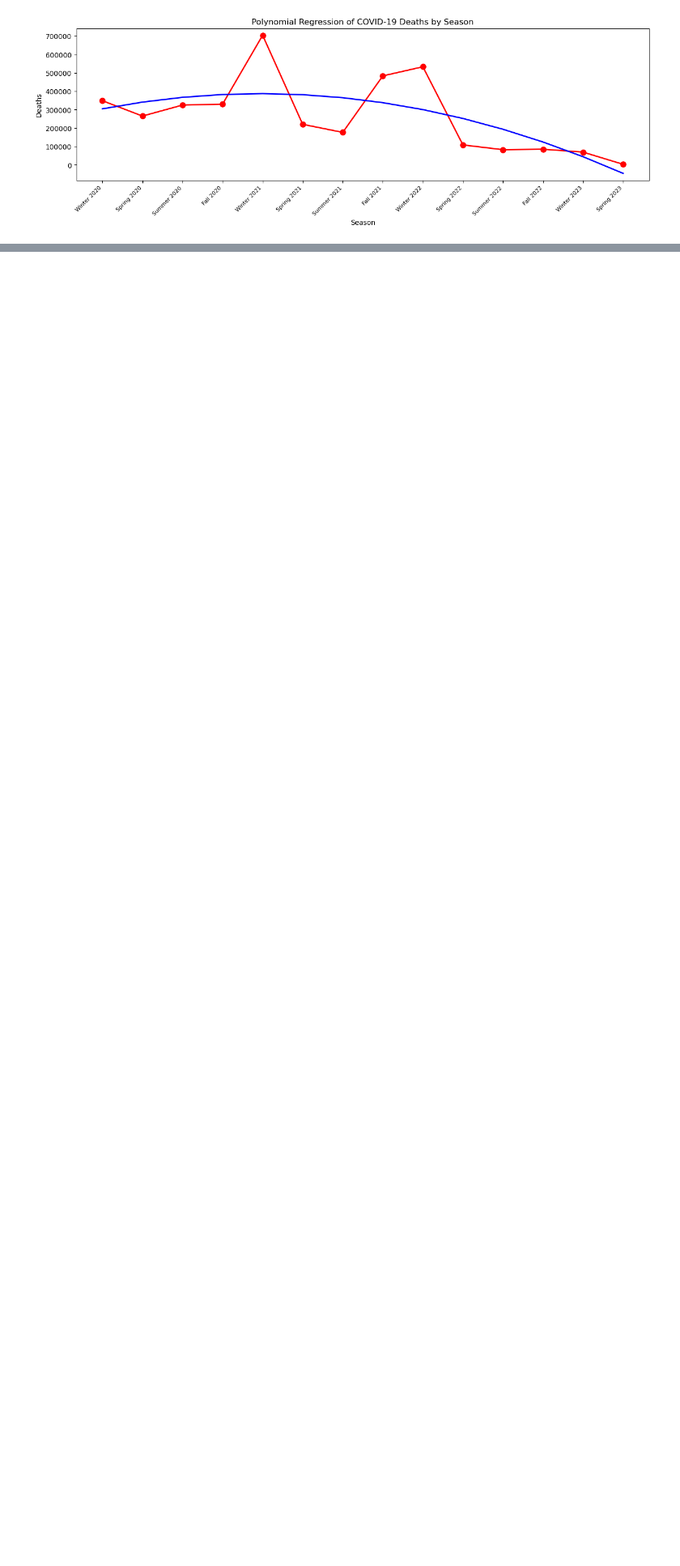
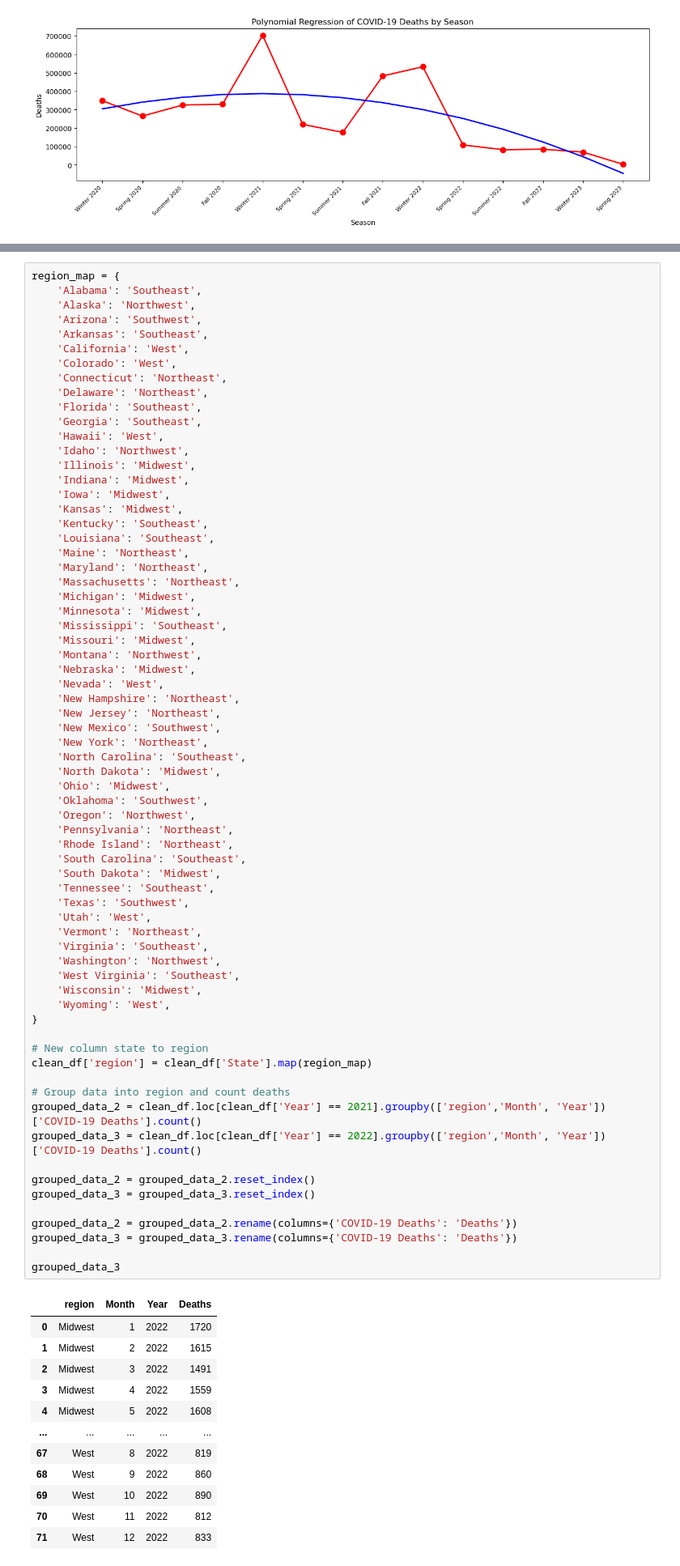
Before and after one commit to willbang548/Group_1, a Jupyter notebook: main.ipynb, the cells around one changed output, grey strips where cells are left out. Shown at 81% size. Cells and saved outputs as stored; diff of their text form; blank space fills up the shorter version.

```diff
--- a/main.ipynb
+++ b/main.ipynb
@@ -633,3 +633,84 @@ plt.savefig("figs/COVID-19 Deaths by Condition Group Per Season 2022.png")
 plt.show()
 # %% [output]
 [figure]
+# %%
+region_map = {
+    'Alabama': 'Southeast',
+    'Alaska': 'Northwest',
+    'Arizona': 'Southwest',
+    'Arkansas': 'Southeast',
+    'California': 'West',
+    'Colorado': 'West',
+    'Connecticut': 'Northeast',
+    'Delaware': 'Northeast',
+    'Florida': 'Southeast',
+    'Georgia': 'Southeast',
+    'Hawaii': 'West',
+    'Idaho': 'Northwest',
+    'Illinois': 'Midwest',
+    'Indiana': 'Midwest',
+    'Iowa': 'Midwest',
+    'Kansas': 'Midwest',
+    'Kentucky': 'Southeast',
+    'Louisiana': 'Southeast',
+    'Maine': 'Northeast',
+    'Maryland': 'Northeast',
+    'Massachusetts': 'Northeast',
+    'Michigan': 'Midwest',
+    'Minnesota': 'Midwest',
+    'Mississippi': 'Southeast',
+    'Missouri': 'Midwest',
+    'Montana': 'Northwest',
+    'Nebraska': 'Midwest',
+    'Nevada': 'West',
+    'New Hampshire': 'Northeast',
+    'New Jersey': 'Northeast',
+    'New Mexico': 'Southwest',
+    'New York': 'Northeast',
+    'North Carolina': 'Southeast',
+    'North Dakota': 'Midwest',
+    'Ohio': 'Midwest',
+    'Oklahoma': 'Southwest',
+    'Oregon': 'Northwest',
+    'Pennsylvania': 'Northeast',
+    'Rhode Island': 'Northeast',
+    'South Carolina': 'Southeast',
+    'South Dakota': 'Midwest',
+    'Tennessee': 'Southeast',
+    'Texas': 'Southwest',
+    'Utah': 'West',
+    'Vermont': 'Northeast',
+    'Virginia': 'Southeast',
+    'Washington': 'Northwest',
+    'West Virginia': 'Southeast',
+    'Wisconsin': 'Midwest',
+    'Wyoming': 'West',
+}
+
+# New column state to region
+clean_df['region'] = clean_df['State'].map(region_map)
+
+# Group data into region and count deaths
+grouped_data_2 = clean_df.loc[clean_df['Year'] == 2021].groupby(['region','Month', 'Year'])['COVID-19 Deaths'].count()
+grouped_data_3 = clean_df.loc[clean_df['Year'] == 2022].groupby(['region','Month', 'Year'])['COVID-19 Deaths'].count()
+
+grouped_data_2 = grouped_data_2.reset_index()
+grouped_data_3 = grouped_data_3.reset_index()
+
+grouped_data_2 = grouped_data_2.rename(columns={'COVID-19 Deaths': 'Deaths'})
+grouped_data_3 = grouped_data_3.rename(columns={'COVID-19 Deaths': 'Deaths'})
+
+grouped_data_3
+# %% [output]
+|  | region | Month | Year | Deaths |
+| 0 | Midwest | 1 | 2022 | 1720 |
+| 1 | Midwest | 2 | 2022 | 1615 |
+| 2 | Midwest | 3 | 2022 | 1491 |
+| 3 | Midwest | 4 | 2022 | 1559 |
+| 4 | Midwest | 5 | 2022 | 1608 |
+| ... | ... | ... | ... | ... |
+| 67 | West | 8 | 2022 | 819 |
+| 68 | West | 9 | 2022 | 860 |
+| 69 | West | 10 | 2022 | 890 |
+| 70 | West | 11 | 2022 | 812 |
+| 71 | West | 12 | 2022 | 833 |
```
Also changed, not shown: parts of 5 cells of this notebook, 8 other files.
